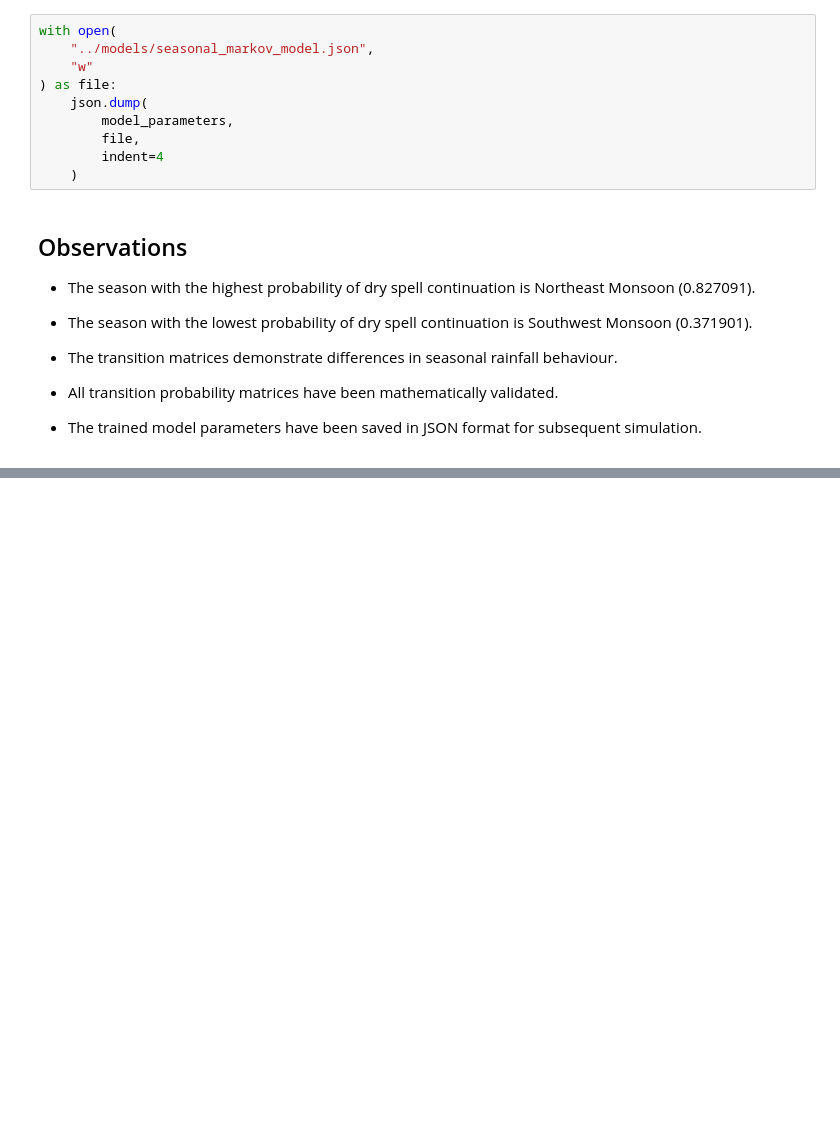
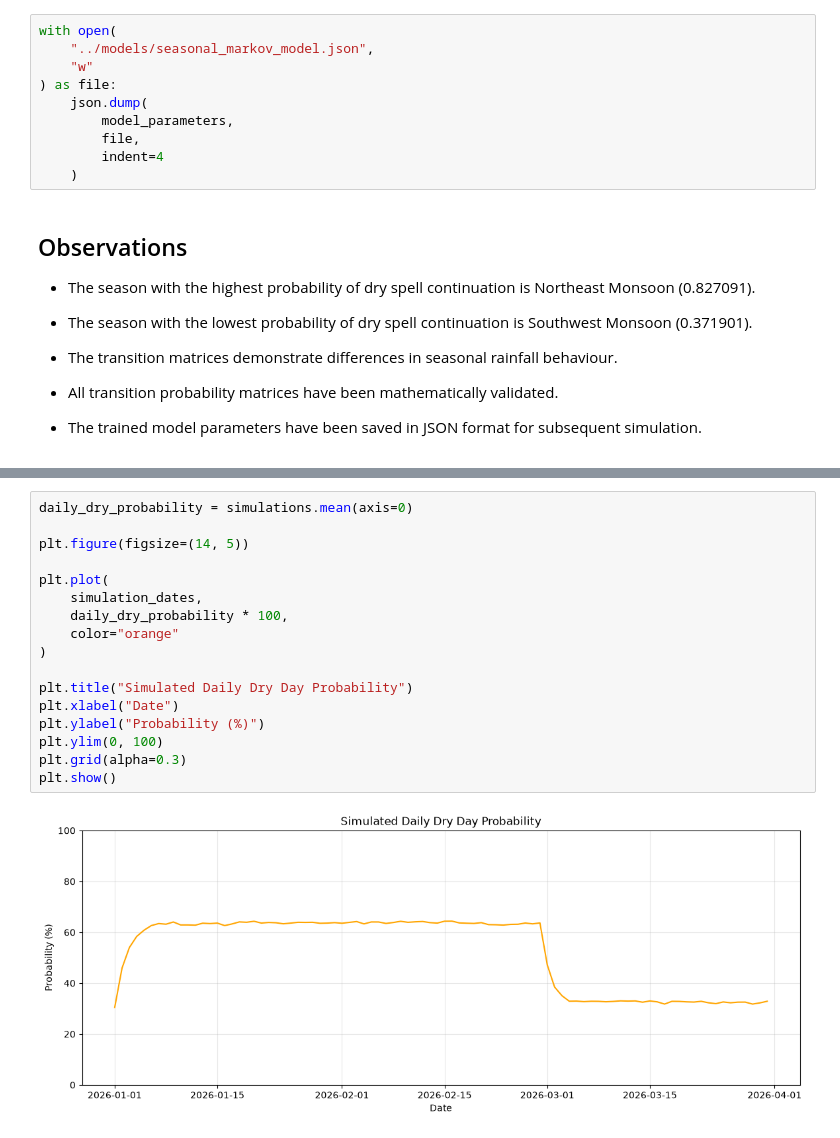
Before and after one commit to NikiniBandara/colombo-monsoon-dry-spell-simulator, a Jupyter notebook: notebook/colombo-monsoon-dry-spell-simulator.ipynb, the cells around one changed output, grey strips where cells are left out. Cells and saved outputs as stored; diff of their text form; blank space fills up the shorter version.

```diff
--- a/notebook/colombo-monsoon-dry-spell-simulator.ipynb
+++ b/notebook/colombo-monsoon-dry-spell-simulator.ipynb
@@ -877,0 +1223,19 @@ with open(
+# %%
+daily_dry_probability = simulations.mean(axis=0)
+
+plt.figure(figsize=(14, 5))
+
+plt.plot(
+    simulation_dates,
+    daily_dry_probability * 100,
+    color="orange"
+)
+
+plt.title("Simulated Daily Dry Day Probability")
+plt.xlabel("Date")
+plt.ylabel("Probability (%)")
+plt.ylim(0, 100)
+plt.grid(alpha=0.3)
+plt.show()
+# %% [output]
+[figure, added]
```
Also changed, not shown: parts of 49 cells of this notebook, 8 other files.
